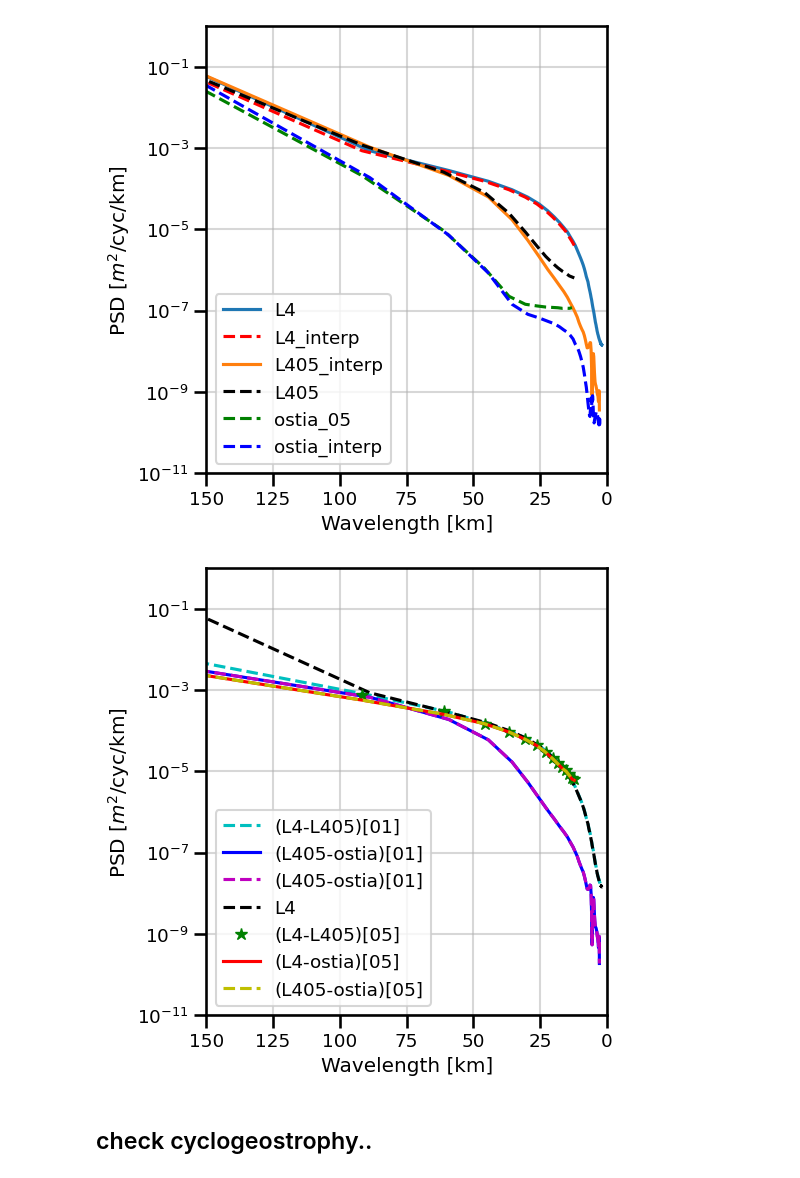
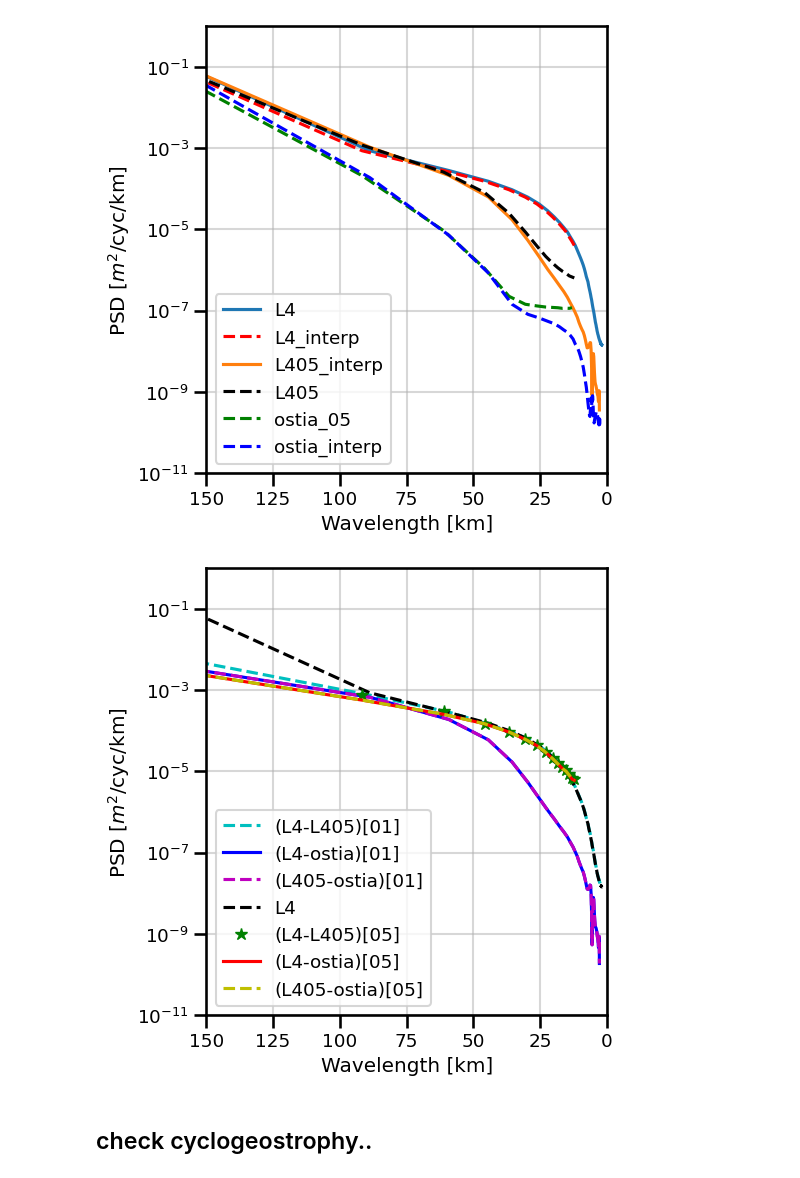
Before and after one commit to aelaouni/mldrop_notebooks, a Jupyter notebook: mldrop_28nov.ipynb, the cells around one changed output. Drawn from its saved outputs; the diff is of its cells as text; code cells hidden in the pictures.

```diff
--- a/mldrop_28nov.ipynb
+++ b/mldrop_28nov.ipynb
@@ -579,7 +579,7 @@ ax1.plot(1/diff01[i]['freq_lon'+i[3:]][0:mini1]*111,diff01[i][0:mini1], 'c--',la
 
 i='psd_analysed_sst'
 mini1=np.where(diff01_1[i]==diff01_1[i].values.min())[0][0]
-ax1.plot(1/diff01_1[i]['freq_lon'+i[3:]][0:mini1]*111,diff01_1[i][0:mini1], 'b',label='(L405-ostia)[01]')
+ax1.plot(1/diff01_1[i]['freq_lon'+i[3:]][0:mini1]*111,diff01_1[i][0:mini1], 'b',label='(L4-ostia)[01]')
 
 i='psd_analysed_sst'
 mini1=np.where(diff01_2[i]==diff01_2[i].values.min())[0][0]
@@ -594,34 +594,34 @@ mini1=np.where(diff05[i]==diff05[i].values.min())[0][0]
 ax1.plot(1/diff05[i]['freq_lon'+i[3:]][0:mini1]*111,diff05[i][0:mini1], 'g*',label='(L4-L405)[05]')
 
 
 i='psd_analysed_sst'
 mini1=np.where(diff05_1[i]==diff05_1[i].values.min())[0][0]
 ax1.plot(1/diff05_1[i]['freq_lon'+i[3:]][0:mini1]*111,diff05_1[i][0:mini1], 'r',label='(L4-ostia)[05]')
 
 i='psd_analysed_sst'
 mini1=np.where(diff05_2[i]==diff05_2[i].values.min())[0][0]
 ax1.plot(1/diff05_2[i]['freq_lon'+i[3:]][0:mini1]*111,diff05_2[i][0:mini1], 'y--',label='(L405-ostia)[05]')
 
 
 
 
 
 
 
 ax1.set_ylabel('PSD [$m^2$/cyc/km]')
 ax1.set_xlabel('Wavelength [km]')
 ax1.grid(which="both", alpha=0.5)
 ax1.legend()
 ax1.set_yscale('log')
 ax1.set_xlim([0, 150])
 ax1.invert_xaxis()
 ymin, ymax = ax1.get_ylim()
 ax1.set_ylim([0.00000000001, 1])
 
 plt.tight_layout()
 plt.show()
 # %% [output]
-[figure, old version]
+[figure, new version]
 # %% [markdown]
 ## check cyclogeostrophy..
 # %%
```
Also changed, not shown: parts of 1 cell of this notebook.
